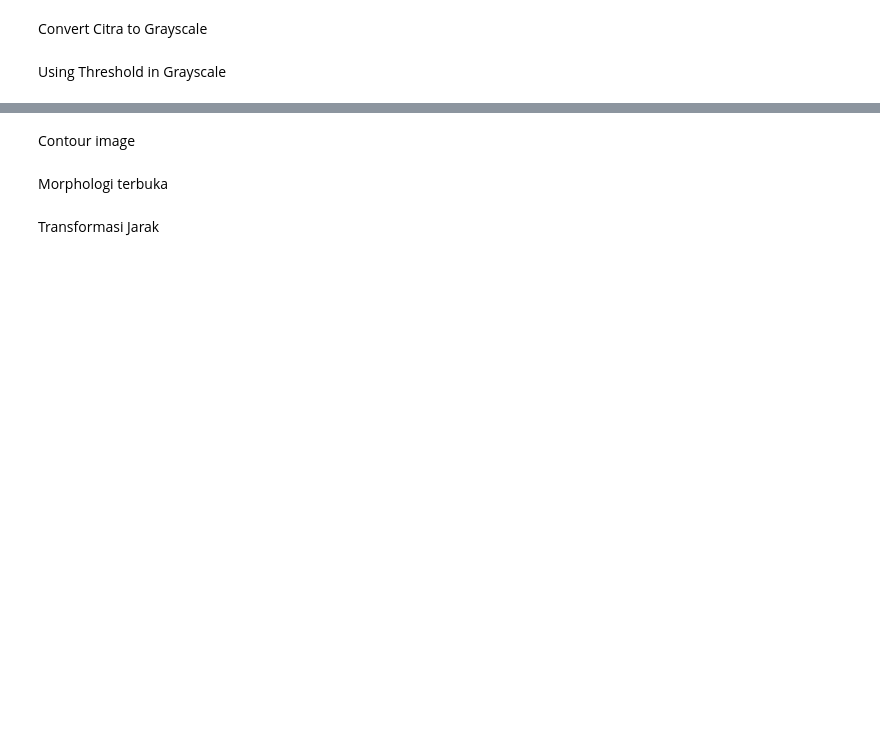
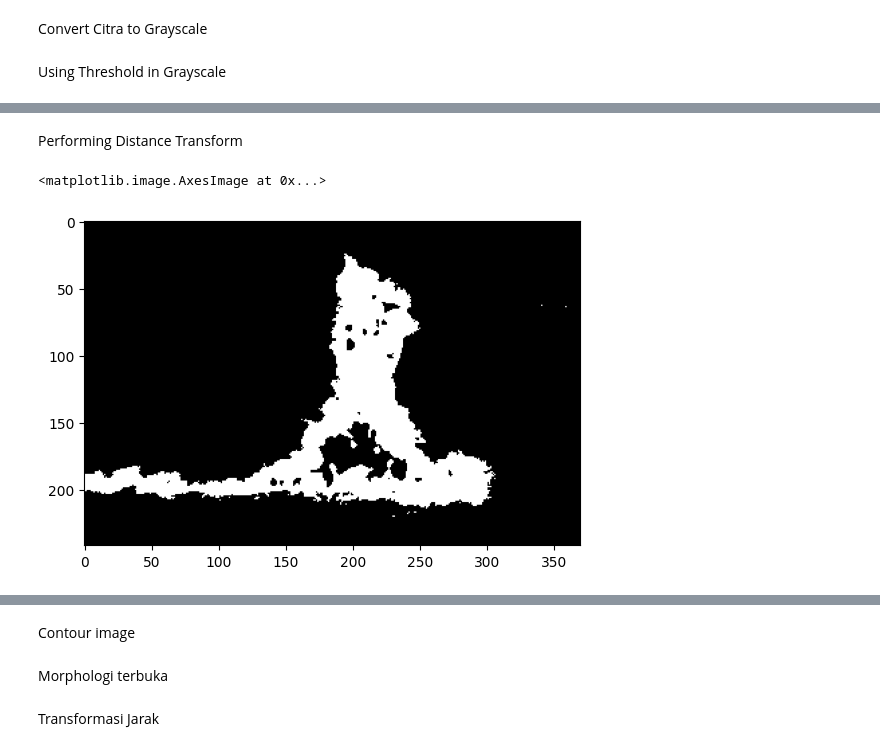
Before and after one commit to Marwahns/image_segmentation, a Jupyter notebook: segmentation_fire.ipynb, the cells around one changed output, grey strips where cells are left out. Saved outputs shown, nothing was run; the diff lists cells and outputs as text; code cells hidden in the pictures; blank space fills up the shorter version.

```diff
--- a/segmentation_fire.ipynb
+++ b/segmentation_fire.ipynb
@@ -171,0 +153,26 @@ cv2.destroyAllWindows()
+# %%
+# noise removal
+# kernel = np.ones((3, 3), np.uint8)
+kernel = cv2.getStructuringElement(cv2.MORPH_RECT, (1, 1))
+opening = cv2.morphologyEx(combined, cv2.MORPH_OPEN, kernel, iterations=2)
+
+# # sure background area
+# sure_bg = cv2.dilate(opening, kernel, iterations = 3)
+
+# sure foreground area
+dist_transform = cv2.distanceTransform(opening, cv2.DIST_L2, 5)
+# ret, sure_fg = cv2.threshold(dist_transform, 0.7*dist_transform.max(),255,0)
+ret, sure_fg = cv2.threshold(dist_transform, 0.01*dist_transform.max(),255,0)
+
+sure_bg = cv2.subtract(opening, sure_fg.astype(np.uint8))
+
+# Finding unknown region
+sure_fg = np.uint8(sure_fg)
+unknown = cv2.subtract(sure_bg, sure_fg)
+# %% [markdown]
+Performing Distance Transform
+# %%
+plt.imshow(sure_fg, cmap='gray')
+# %% [output]
+<matplotlib.image.AxesImage at 0x...>
+[figure, added]
```
Also changed, not shown: parts of 29 cells of this notebook, 28 other files.
